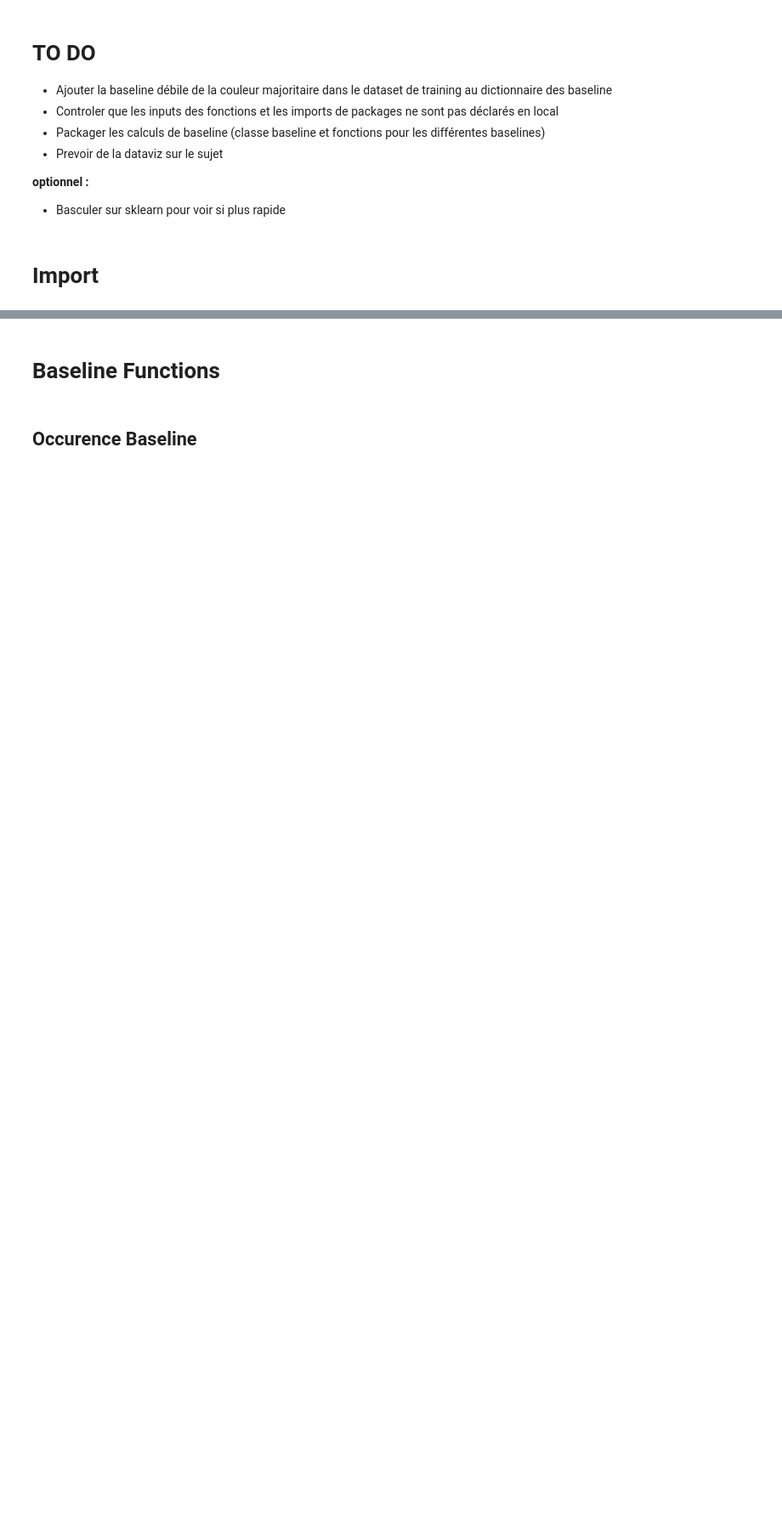
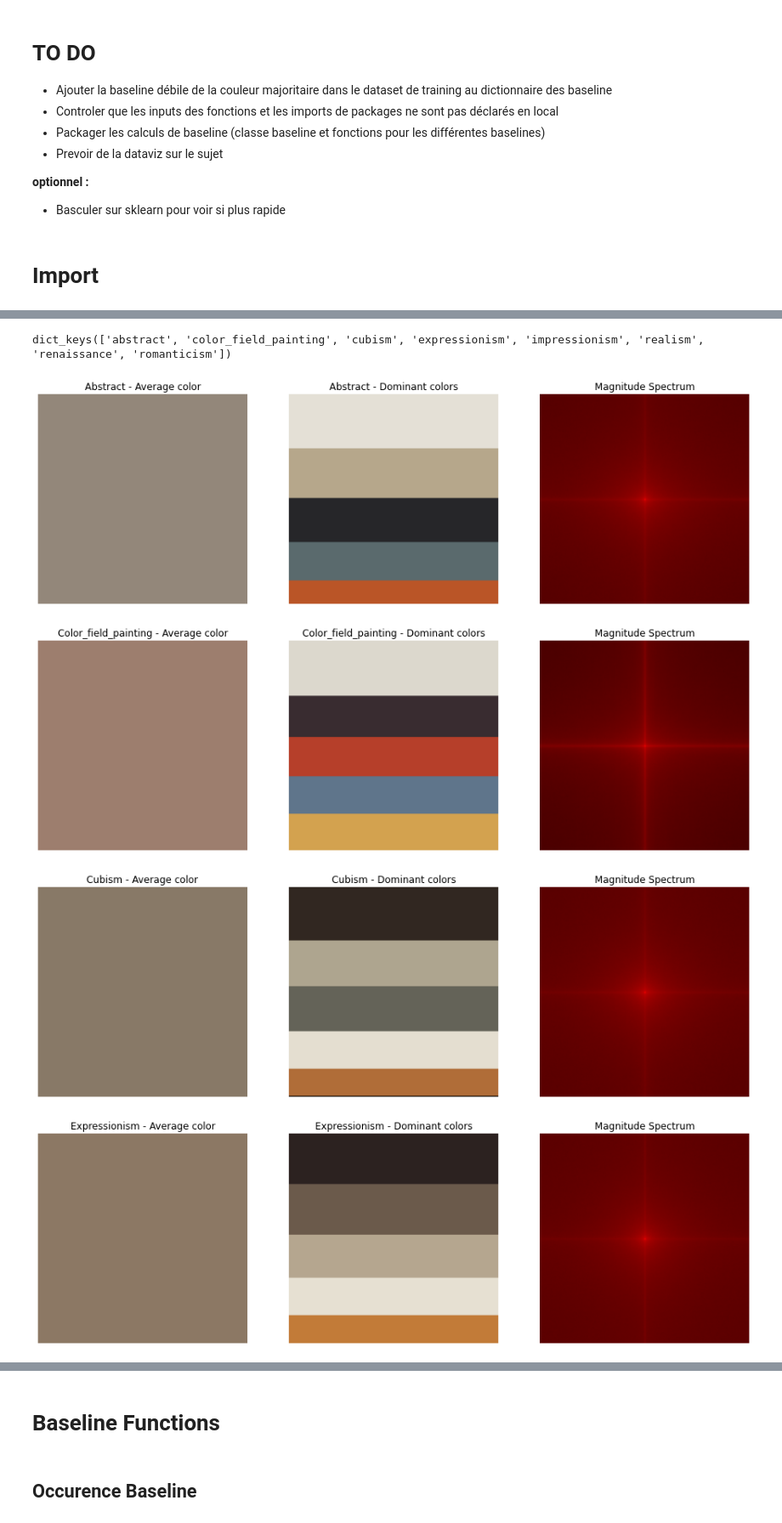
Before and after one commit to gregoirelafay/neural-art, a Jupyter notebook: notebooks/Baselines.ipynb, the cells around one changed output, grey strips where cells are left out. Shown: that part at 85% size. Saved outputs shown, nothing was run; the diff lists cells and outputs as text; code cells hidden in the pictures; blank space fills up the shorter version.

```diff
--- a/notebooks/Baselines.ipynb
+++ b/notebooks/Baselines.ipynb
@@ -64,0 +125,11 @@ merge_mov_1={'abstract_expressionism': 'abstract',
+# %%
+base_dict.keys()
+# %% [output]
+dict_keys(['abstract', 'color_field_painting', 'cubism', 'expressionism', 'impressionism', 'realism', 'renaissance', 'romanticism'])
+# %%
+prediction=baseline.prediction()
+# %% [output]
+[figure, added]
+[figure, added]
+[figure, added]
+[figure, added]
```
Also changed, not shown: parts of 42 cells of this notebook, 1 other file.
